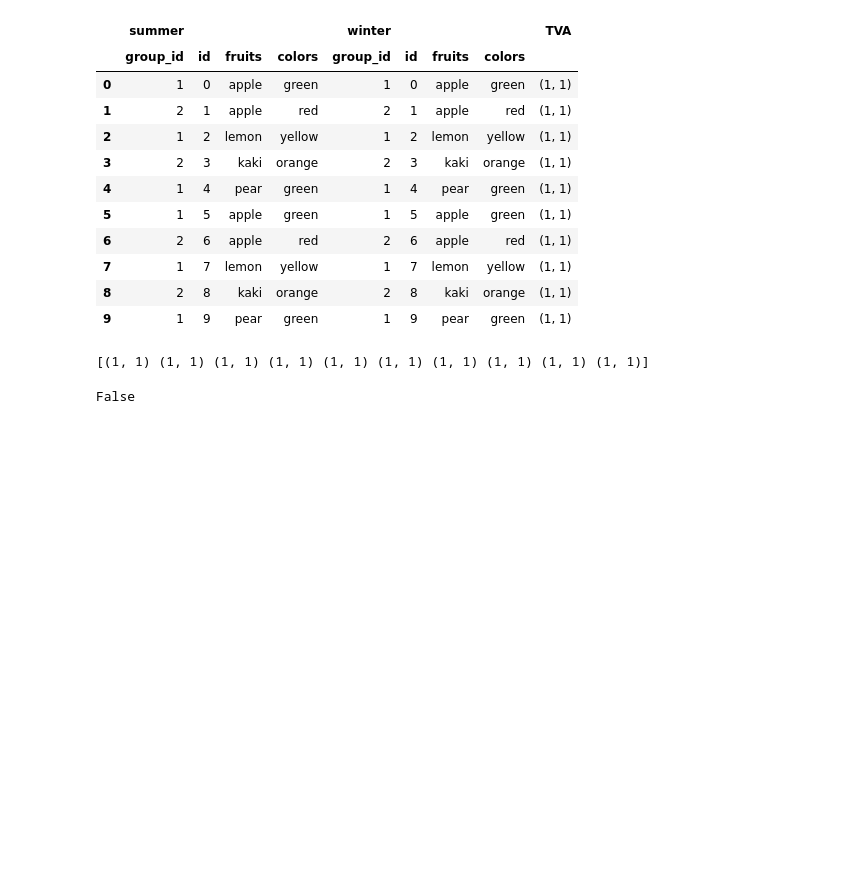
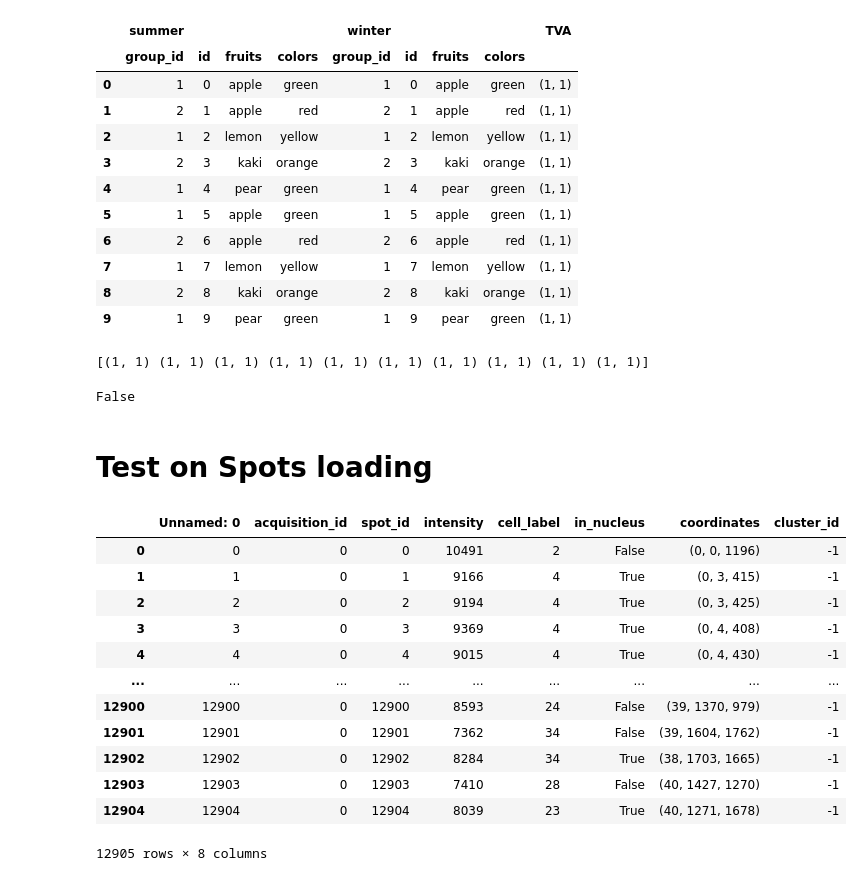
Before and after one commit to 2Echoes/small_fish_gui, a Jupyter notebook: pipeline/testing.ipynb, the cells around one changed output. Cells and saved outputs as stored; diff of their text form; code cells hidden in the pictures; blank space fills up the shorter version.

```diff
--- a/pipeline/testing.ipynb
+++ b/pipeline/testing.ipynb
@@ -256,3 +256,26 @@ print(DF1['TVA'].to_numpy())
 # %% [output]
 [(1, 1) (1, 1) (1, 1) (1, 1) (1, 1) (1, 1) (1, 1) (1, 1) (1, 1) (1, 1)]
 False
+# %% [markdown]
+# Test on Spots loading
+# %%
+import pandas as pd
+import numpy as np
+path = "/home/floric/Documents/python/small_fish"
+# %%
+Spots = pd.read_csv(path + "/test_with_seg.csv", sep=";")
+Spots
+# %% [output]
+|  | Unnamed: 0 | acquisition_id | spot_id | intensity | cell_label | in_nucleus | coordinates | cluster_id |
+| 0 | 0 | 0 | 0 | 10491 | 2 | False | (0, 0, 1196) | -1 |
+| 1 | 1 | 0 | 1 | 9166 | 4 | True | (0, 3, 415) | -1 |
+| 2 | 2 | 0 | 2 | 9194 | 4 | True | (0, 3, 425) | -1 |
+| 3 | 3 | 0 | 3 | 9369 | 4 | True | (0, 4, 408) | -1 |
+| 4 | 4 | 0 | 4 | 9015 | 4 | True | (0, 4, 430) | -1 |
+| ... | ... | ... | ... | ... | ... | ... | ... | ... |
+| 12900 | 12900 | 0 | 12900 | 8593 | 24 | False | (39, 1370, 979) | -1 |
+| 12901 | 12901 | 0 | 12901 | 7362 | 34 | False | (39, 1604, 1762) | -1 |
+| 12902 | 12902 | 0 | 12902 | 8284 | 34 | True | (38, 1703, 1665) | -1 |
+| 12903 | 12903 | 0 | 12903 | 7410 | 28 | False | (40, 1427, 1270) | -1 |
+| 12904 | 12904 | 0 | 12904 | 8039 | 23 | True | (40, 1271, 1678) | -1 |
+12905 rows × 8 columns
```
Also changed, not shown: parts of 3 cells of this notebook, 2 other files.
